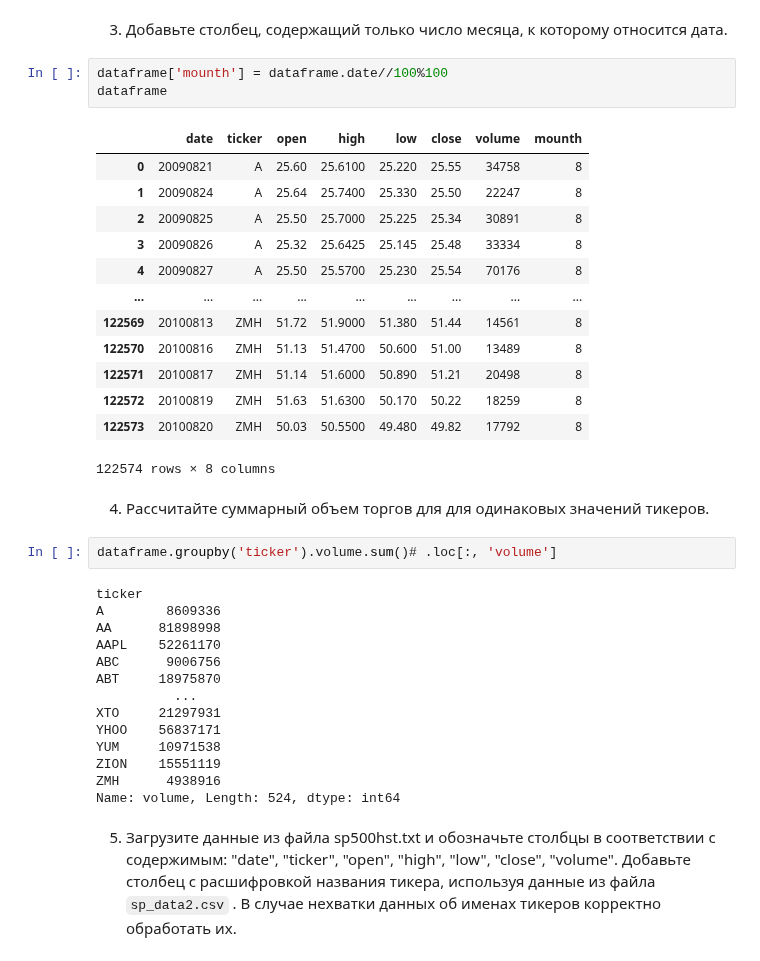
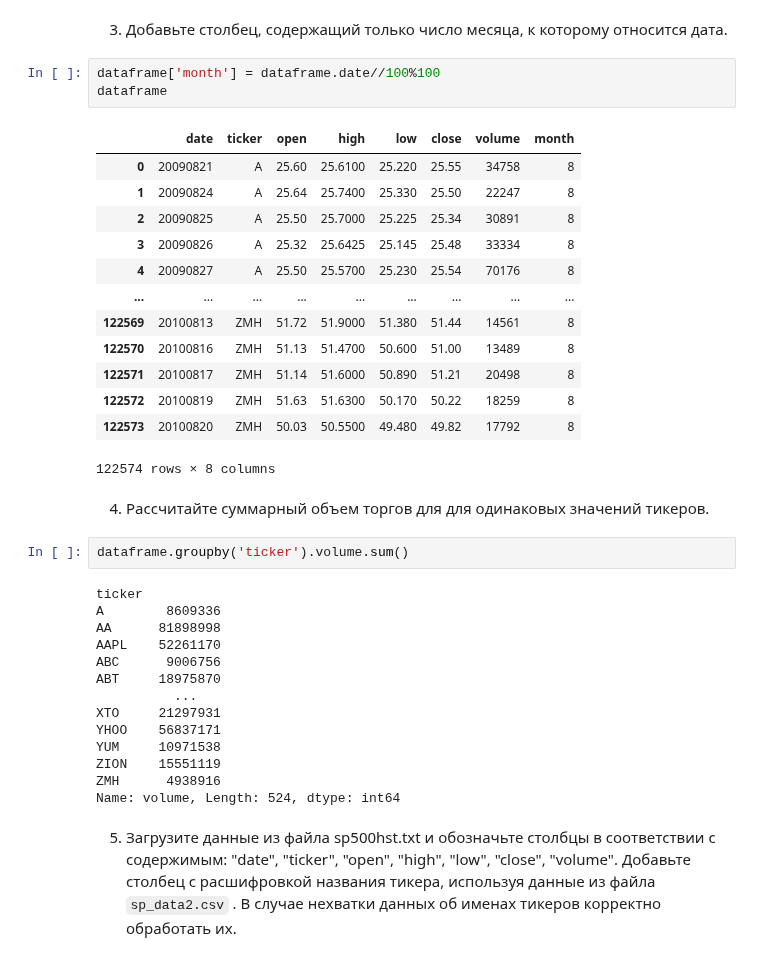
Before and after one commit to AknasMacefg/ITiABD, a Jupyter notebook: ТОД/02_pandas/02_pandas_ИД23-1_Маслов_Александр_в2.ipynb, the cells around one changed output. Cells and saved outputs as stored; diff of their text form.

```diff
--- a/ТОД/02_pandas/02_pandas_ИД23-1_Маслов_Александр_в2.ipynb
+++ b/ТОД/02_pandas/02_pandas_ИД23-1_Маслов_Александр_в2.ipynb
@@ -35,10 +42,10 @@ dtype: float64
 # %% [markdown]
 3. Добавьте столбец, содержащий только число месяца, к которому относится дата.
 # %%
-dataframe['mounth'] = dataframe.date//100%100
+dataframe['month'] = dataframe.date//100%100
 dataframe
 # %% [output]
-|  | date | ticker | open | high | low | close | volume | mounth |
+|  | date | ticker | open | high | low | close | volume | month |
 | 0 | 20090821 | A | 25.60 | 25.6100 | 25.220 | 25.55 | 34758 | 8 |
 | 1 | 20090824 | A | 25.64 | 25.7400 | 25.330 | 25.50 | 22247 | 8 |
 | 2 | 20090825 | A | 25.50 | 25.7000 | 25.225 | 25.34 | 30891 | 8 |
@@ -54,7 +61,7 @@ dataframe
 # %% [markdown]
 4. Рассчитайте суммарный объем торгов для для одинаковых значений тикеров.
 # %%
-dataframe.groupby('ticker').volume.sum()# .loc[:, 'volume']
+dataframe.groupby('ticker').volume.sum()
 # %% [output]
 ticker
 A        8609336
```
Also changed, not shown: parts of 3 cells of this notebook.
